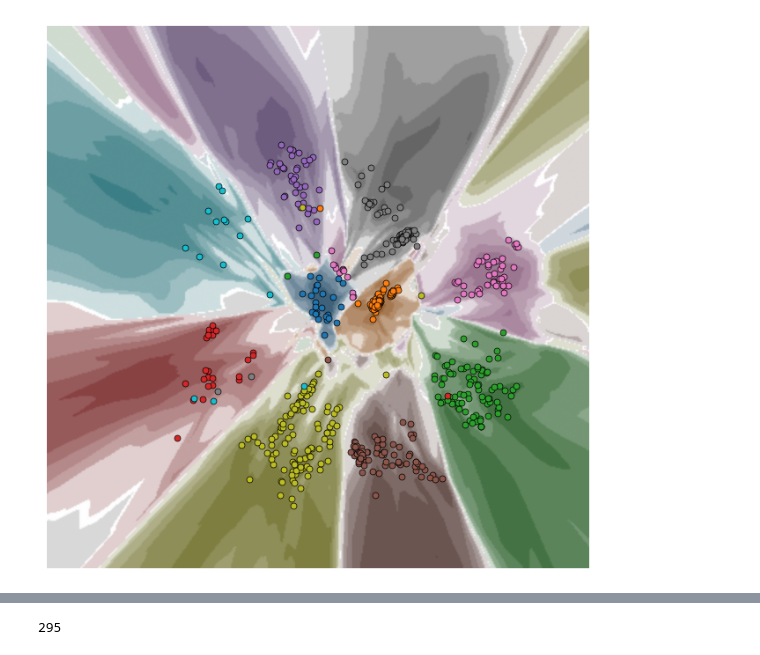
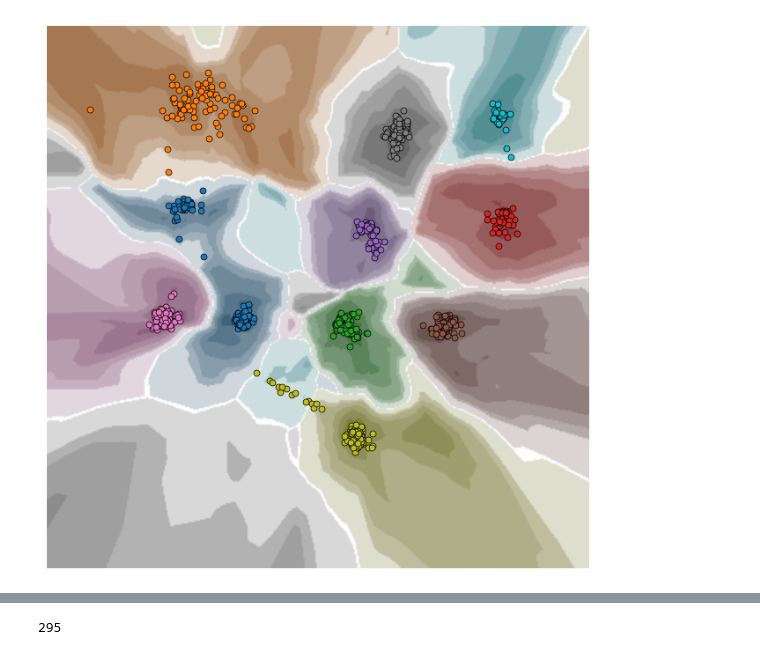
Before and after one commit to code-philia/Trustvis, a Jupyter notebook: freeze_decoder.ipynb, the cells around one changed output, grey strips where cells are left out. Cells and saved outputs as stored; diff of their text form; code cells hidden in the pictures.

```diff
--- a/freeze_decoder.ipynb
+++ b/freeze_decoder.ipynb
@@ -51,7 +51,7 @@ parent_path = os.path.dirname(current_path)
 new_path = os.path.join(parent_path, 'training_dynamic')
 
 
-CONTENT_PATH = '/home/yifan/0ExpMinist/Default/02'
+CONTENT_PATH = '/home/yifan/dataset/case_study_mnist_backdoor'
 sys.path.append(CONTENT_PATH)
 with open(os.path.join(CONTENT_PATH, "config.json"), "r") as f:
     config = json.load(f)
@@ -65,8 +65,8 @@ EPOCH_START = config["EPOCH_START"]
 EPOCH_END = config["EPOCH_END"]
 EPOCH_PERIOD = config["EPOCH_PERIOD"]
 
-EPOCH_START = 3
-EPOCH_END = 3
+EPOCH_START = 42
+EPOCH_END = 42
 epoch = EPOCH_START
 # EPOCH_START = 1
 # EPOCH_END = 50
@@ -89,7 +89,7 @@ S_N_EPOCHS = VISUALIZATION_PARAMETER["S_N_EPOCHS"]
 N_NEIGHBORS = VISUALIZATION_PARAMETER["N_NEIGHBORS"]
 PATIENT = VISUALIZATION_PARAMETER["PATIENT"]
 MAX_EPOCH = VISUALIZATION_PARAMETER["MAX_EPOCH"]
-VIS_MODEL_NAME = 'trustvis_tempo_fine_tune_conf' ### saved_as VIS_MODEL_NAME.pth
+VIS_MODEL_NAME = 'trustvis_tempo' ### saved_as VIS_MODEL_NAME.pth
 # Define hyperparameters
 GPU_ID = 0
 DEVICE = torch.device("cuda:{}".format(GPU_ID) if torch.cuda.is_available() else "cpu")
@@ -142,7 +147,7 @@ inv_sort_preds = np.sort(inv_pred, axis=1)
 inv_diff = (inv_sort_preds[:, -1] - inv_sort_preds[:, -2]) / (inv_sort_preds[:, -1] - inv_sort_preds[:, 0])
 conf_error = []
 for i in range(len(diff)):
-    if abs(diff[i] - inv_diff[i]) > 0.3:
+    if abs(diff[i] - inv_diff[i]) > 0.2:
         conf_error.append(i)
 print("conf_error number:", len(conf_error))
 # from singleVis.eval.evaluate import *
@@ -165,2 +170,2 @@ Successfully load the DVI visualization model for iteration 3
 grid_samples (160000, 512)
-[figure, old version]
+[figure, new version]
```
Also changed, not shown: parts of 24 cells of this notebook, 2 other files.
